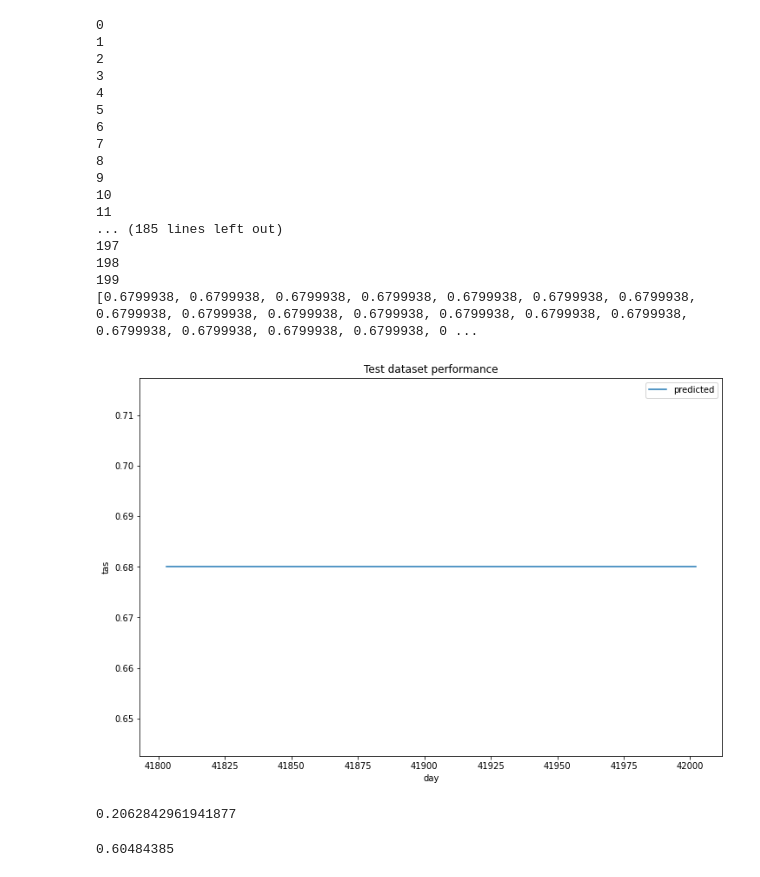
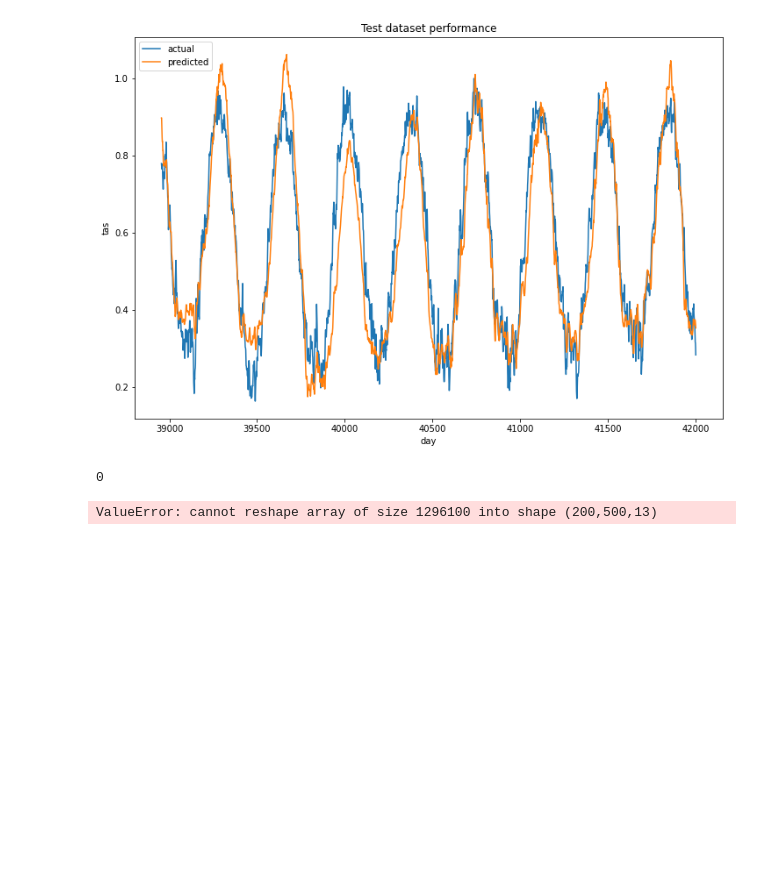
Before and after one commit to singofwalls/EECS_738_Project, a Jupyter notebook: lstm_model_multiple_input_features.ipynb, the cells around one changed output. Cells and saved outputs as stored; diff of their text form; code cells hidden in the pictures; blank space fills up the shorter version.

```diff
--- a/lstm_model_multiple_input_features.ipynb
+++ b/lstm_model_multiple_input_features.ipynb
@@ -228,7 +208,24 @@ Epoch 10/10
 # %%
 # Comparing the forecasts with the actual values
 yhat = [x for x in model.predict(Xval)]
-y = [y[0] for y in Yval]
+y = [y for y in Yval]
+fc = np.array(yhat)
+fc = fc[:, -1]
+y_new = np.array(y)
+y_new = y_new[:, -1]
+# %%
+ts_end = df.tail(len(yhat)).copy()
+ts_end.reset_index(inplace=True)
+plt.figure(figsize=(12, 8))
+plt.plot(ts_end["day"], y_new, label='actual')
+plt.plot(ts_end['day'], fc, label='predicted')
+plt.xlabel("day")
+plt.ylabel("tas")
+plt.title("Test dataset performance")
+plt.legend()
+plt.show()
+# %% [output]
+[figure, added]
 # %%
 # Predict n days ahead
 n_ahead = 200
@@ -241,45 +238,7 @@ for i in range(n_ahead):
     Xn = np.delete(Xn, slice(0, 1*lag*X.shape[2]))
     Xn = np.append(Xn, fc)
     Xn = np.reshape(Xn, (n_ahead, lag, X.shape[2]))
-
 print(yhat)
 # %% [output]
 0
-1
-2
-3
-4
-5
-6
-7
-8
-9
-10
-11
-... (185 lines left out)
-197
-198
-199
-[0.6799938, 0.6799938, 0.6799938, 0.6799938, 0.6799938, 0.6799938, 0.6799938, 0.6799938, 0.6799938, 0.6799938, 0.6799938, 0.6799938, 0.6799938, 0.6799938, 0.6799938, 0.6799938, 0.6799938, 0.6799938, 0 ...
+ValueError: cannot reshape array of size 1296100 into shape (200,500,13)
-# %%
-fc = df.tail(len(yhat)).copy()
-fc.reset_index(inplace=True)
-fc['forecast'] = yhat
-plt.figure(figsize=(12, 8))
-# plt.plot(fc['day'], fc['tas'], label='actual')
-plt.plot(fc['day'], fc['forecast'], label='predicted')
-plt.xlabel("day")
-plt.ylabel("tas")
-plt.title("Test dataset performance")
-plt.legend()
-plt.show()
-# %% [output]
-[figure, removed]
-# %%
-X[-1][-1][-12]
-# %% [output]
-0.2062842961941877
-# %%
-yhat[0]
-# %% [output]
-0.60484385
```
Also changed, not shown: parts of 3 cells of this notebook.
